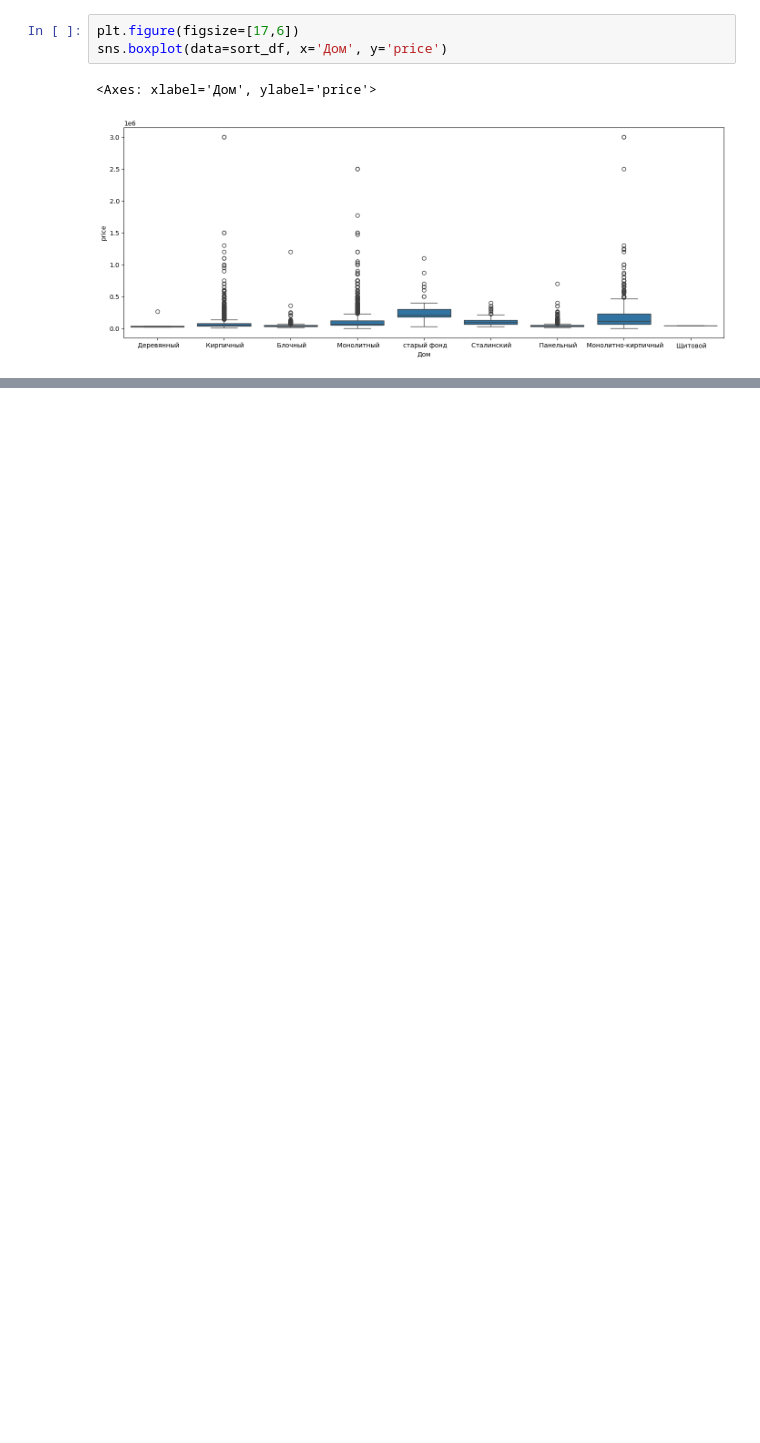
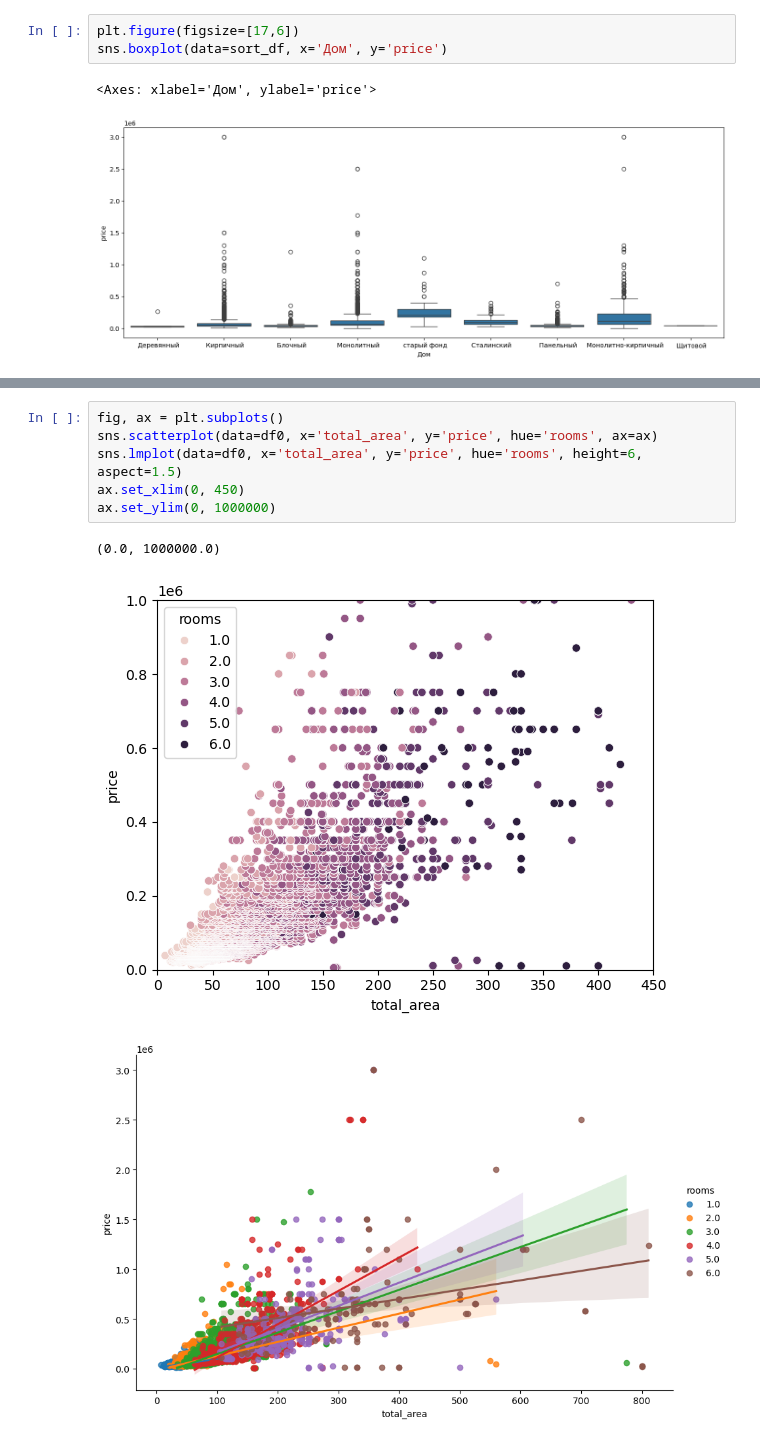
Before and after one commit to polina-kol/real_estate, a Jupyter notebook: notebooks/EDA.ipynb, the cells around one changed output, grey strips where cells are left out. Saved outputs shown, nothing was run; the diff lists cells and outputs as text; blank space fills up the shorter version.

```diff
--- a/notebooks/EDA.ipynb
+++ b/notebooks/EDA.ipynb
@@ -165,0 +203,10 @@ sns.boxplot(data=sort_df, x='Дом', y='price')
+# %%
+fig, ax = plt.subplots()
+sns.scatterplot(data=df0, x='total_area', y='price', hue='rooms', ax=ax)
+sns.lmplot(data=df0, x='total_area', y='price', hue='rooms', height=6, aspect=1.5)
+ax.set_xlim(0, 450)
+ax.set_ylim(0, 1000000)
+# %% [output]
+(0.0, 1000000.0)
+[figure, added]
+[figure, added]
```
Also changed, not shown: parts of 16 cells of this notebook, 2 other files.
